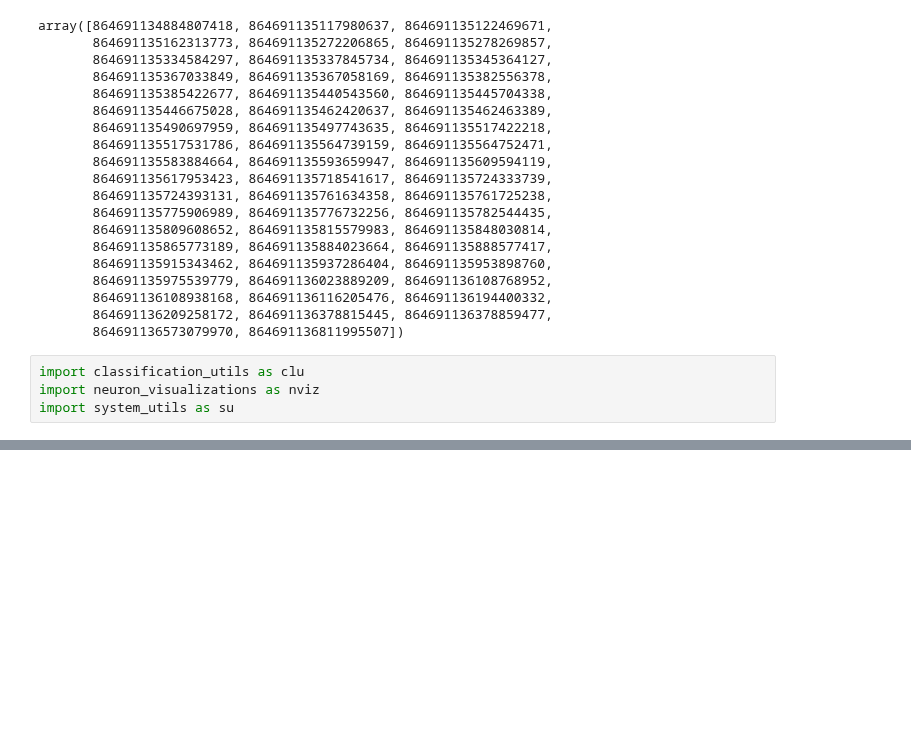
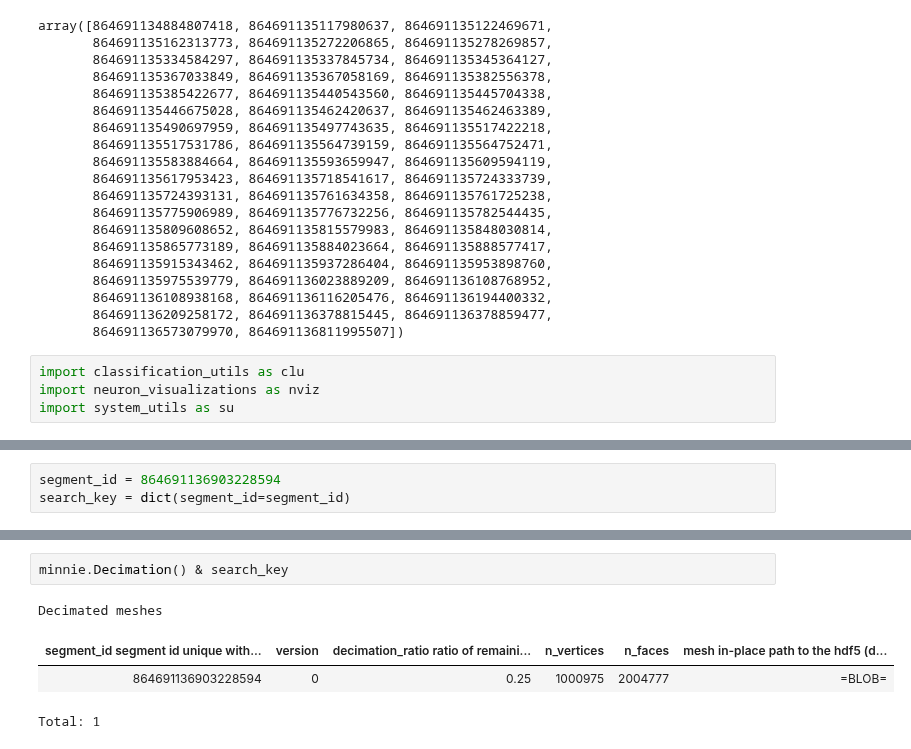
Before and after one commit to celiibrendan/neuron_mesh_tools, a Jupyter notebook: Auto_Proofreading/Figures_and_presentation/Stelios_Proofread_Stitched_Skeletons.ipynb, the cells around one changed output, grey strips where cells are left out. Saved outputs shown, nothing was run; the diff lists cells and outputs as text; blank space fills up the shorter version.

```diff
--- a/Auto_Proofreading/Figures_and_presentation/Stelios_Proofread_Stitched_Skeletons.ipynb
+++ b/Auto_Proofreading/Figures_and_presentation/Stelios_Proofread_Stitched_Skeletons.ipynb
@@ -119,0 +122,3 @@ Decompressing Neuron in minimal output mode...please wait
+# %%
+segment_id = 864691136903228594
+search_key = dict(segment_id=segment_id)
@@ -119,0 +132,7 @@ Decompressing Neuron in minimal output mode...please wait
+# %%
+minnie.Decimation() & search_key
+# %% [output]
+Decimated meshes
+| segment_id segment id unique with... | version | decimation_ratio ratio of remaini... | n_vertices | n_faces | mesh in-place path to the hdf5 (d... |
+| 864691136903228594 | 0 | 0.25 | 1000975 | 2004777 | =BLOB= |
+Total: 1
```
Also changed, not shown: parts of 16 cells of this notebook, 16 other files.
